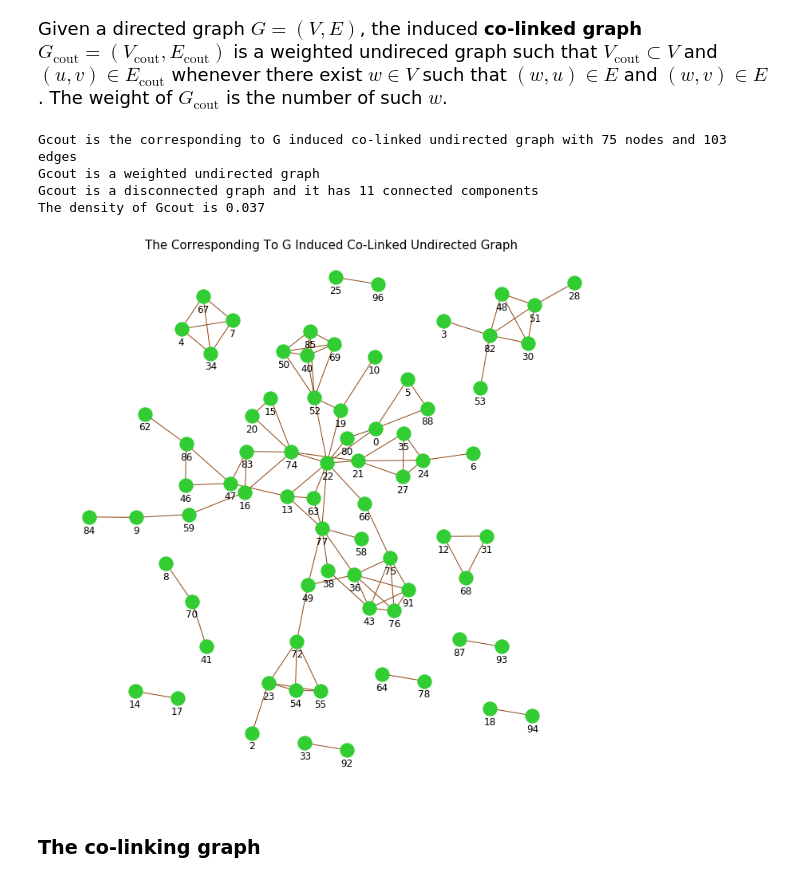
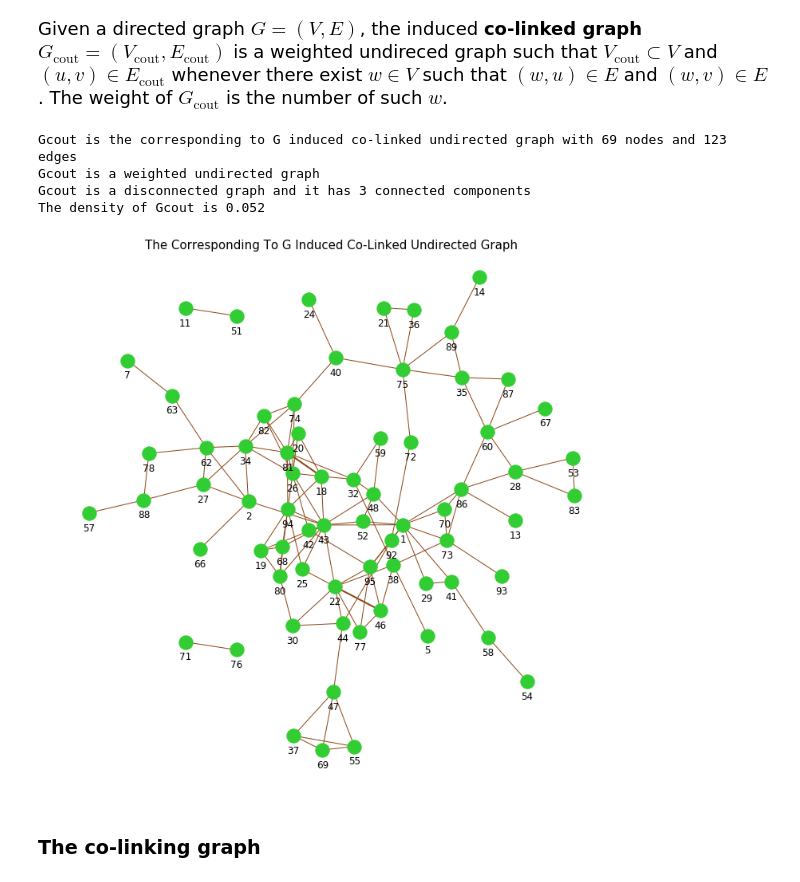
Before and after one commit to mboudour/var, a Jupyter notebook: Boudourides_Induced_CoLinked_CoLinking_CoTransitive_Graphs_by_a_Digraph.ipynb, the cells around one changed output. Cells and saved outputs as stored; diff of their text form; code cells hidden in the pictures.

```diff
--- a/Boudourides_Induced_CoLinked_CoLinking_CoTransitive_Graphs_by_a_Digraph.ipynb
+++ b/Boudourides_Induced_CoLinked_CoLinking_CoTransitive_Graphs_by_a_Digraph.ipynb
@@ -80,11 +80,11 @@ plt.title(name.title(),fontsize=15);
 # %% [markdown]
 <span style="font-size:large;">Given a directed graph $G=(V,E)$, the induced **co-linked graph** $G_{\textrm{cout}} = (V_{\textrm{cout}},E_{\textrm{cout}})$ is a weighted undireced graph such that $V_{\textrm{cout}} \subset V$ and $(u,v) \in E_{\textrm{cout}}$ whenever there exist $w \in V$ such that $(w,u) \in E$ and $(w,v) \in E$. The weight of $G_{\textrm{cout}}$ is the number of such $w$.</span>
 # %%
-G2=G.copy()
+G1=G.copy()
 medgesout=[]
-n_out=[n for n in G2.nodes() if G2.out_degree(n)>1]
+n_out=[n for n in G1.nodes() if G1.out_degree(n)>1]
 for n in n_out:
-    nn=list(G2.successors(n))
+    nn=list(G1.successors(n))
     combs=it.combinations(nn, 2)
     for j in combs:
         medgesout.append((j[0],j[1]))
@@ -92,15 +92,14 @@ for n in n_out:
 name="the corresponding to G induced co-linked undirected graph"
 Gcout=nx.MultiGraph()
 Gcout.add_edges_from(medgesout)
-Gcout=nx.MultiGraph(Gcout,name=name)
 
-Gcout1=Gcout.copy()
-weight=[(x, y, {'weight': v}) for (x, y), v in Counter(Gcout1.edges()).items()]
-Gcout1 = nx.Graph(weight)
-edge_width=[Gcout1[u][v]['weight'] for u,v in Gcout1.edges()]
+weight=[(x, y, {'weight': v}) for (x, y), v in Counter(Gcout.edges()).items()]
+Gcout = nx.Graph(weight)
+edge_width=[Gcout[u][v]['weight'] for u,v in Gcout.edges()]
+Gcout=nx.Graph(Gcout,name=name)
 # %%
-print "Gcout is %s with %i nodes and %i edges" %(str(Gcout),len(Gcout1.nodes()),len(Gcout1.edges()))
-if nx.is_weighted(Gcout1)==True:
+print "Gcout is %s with %i nodes and %i edges" %(str(Gcout),len(Gcout.nodes()),len(Gcout.edges()))
+if nx.is_weighted(Gcout)==True:
     print "Gcout is a weighted undirected graph"
 else:
     print "Gcout is an unweighted undirected graph"
@@ -110,26 +109,26 @@ else:
     print "Gcout is a disconnected graph and it has",nx.number_connected_components(Gcout),"connected components"
 print "The density of Gcout is %.3f" %nx.density(Gcout)
 # %% [output]
-Gcout is the corresponding to G induced co-linked undirected graph with 75 nodes and 103 edges
+Gcout is the corresponding to G induced co-linked undirected graph with 69 nodes and 123 edges
 Gcout is a weighted undirected graph
-Gcout is a disconnected graph and it has 11 connected components
-The density of Gcout is 0.037
+Gcout is a disconnected graph and it has 3 connected components
+The density of Gcout is 0.052
 # %%
-pos=graphviz_layout(Gcout1)
+pos=graphviz_layout(Gcout)
 plt.figure(figsize=(12,12));
-nx.draw_networkx_edges(Gcout1, pos, width=edge_width, edge_color="saddlebrown", alpha=1)
-nodes = nx.draw_networkx_nodes(Gcout1, pos, node_color="limegreen", alpha=1)
+nx.draw_networkx_edges(Gcout, pos, width=edge_width, edge_color="saddlebrown", alpha=1)
+nodes = nx.draw_networkx_nodes(Gcout, pos, node_color="limegreen", alpha=1)
 # nx.draw_networkx_edges(G, pos,arrowsize=20, width=edge_width, edge_color="b", alpha=0.5)
 # nx.draw_networkx_labels(Gcin1, pos)
 plt.axis('off');
 yoffset = {}
 y_off = -20  # offset on the y axis
 for k, v in pos.items():
     yoffset[k] = (v[0], v[1]+y_off)
 nx.draw_networkx_labels(Gcout, yoffset);
 plt.title(name.title(),fontsize=15);
 # %% [output]
-[figure, old version]
+[figure, new version]
 # %% [markdown]
 ### The co-linking graph
 # %% [markdown]
```
Also changed, not shown: parts of 8 cells of this notebook.
